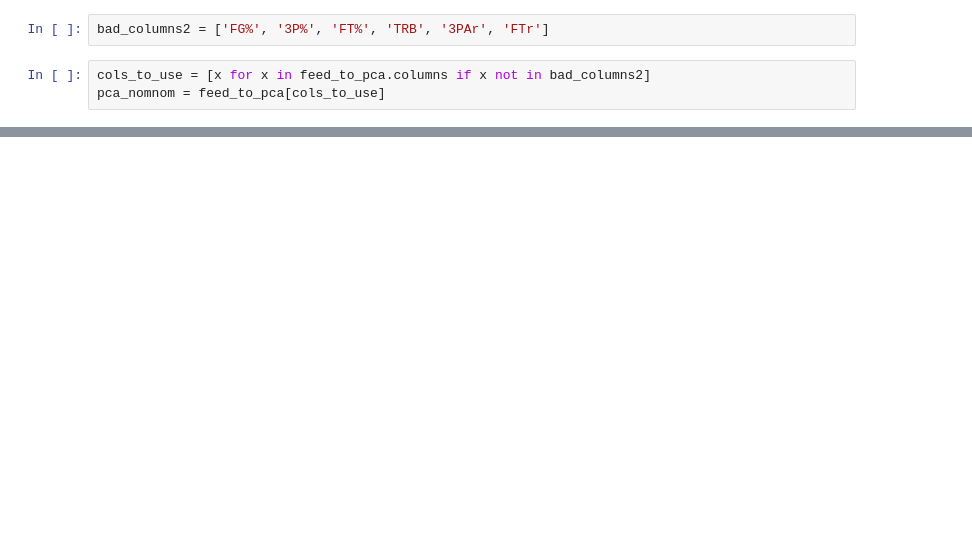
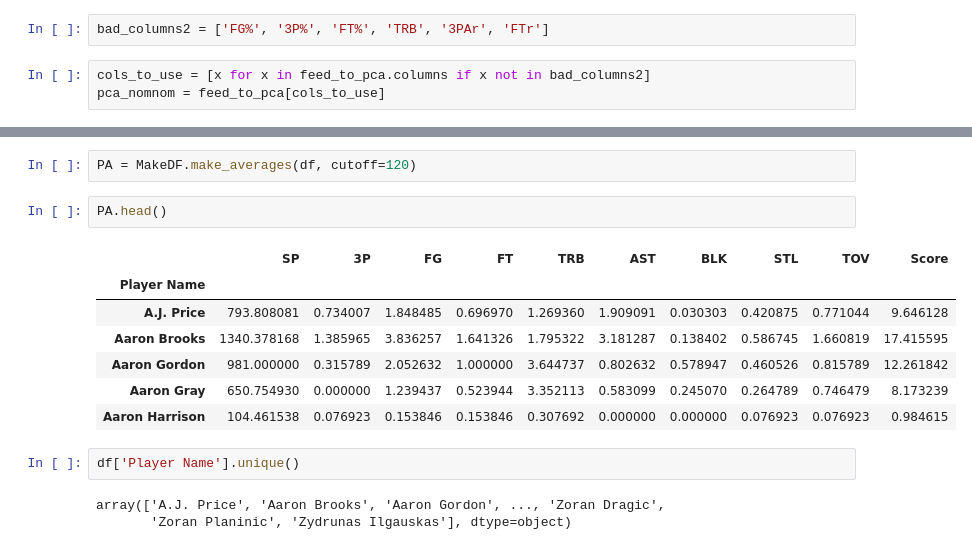
Before and after one commit to EricHPei/fantasy-score-predictor, a Jupyter notebook: score-predictor/src/Test.ipynb, the cells around one changed output, grey strips where cells are left out. Saved outputs shown, nothing was run; the diff lists cells and outputs as text; blank space fills up the shorter version.

```diff
--- a/score-predictor/src/Test.ipynb
+++ b/score-predictor/src/Test.ipynb
@@ -326,0 +290,17 @@ array([[  1.75561603e-05,   9.37551238e-05,   3.40745078e-06,
+# %%
+PA = MakeDF.make_averages(df, cutoff=120)
+# %%
+PA.head()
+# %% [output]
+|  | SP | 3P | FG | FT | TRB | AST | BLK | STL | TOV | Score |
+| Player Name |  |  |  |  |  |  |  |  |  |  |
+| A.J. Price | 793.808081 | 0.734007 | 1.848485 | 0.696970 | 1.269360 | 1.909091 | 0.030303 | 0.420875 | 0.771044 | 9.646128 |
+| Aaron Brooks | 1340.378168 | 1.385965 | 3.836257 | 1.641326 | 1.795322 | 3.181287 | 0.138402 | 0.586745 | 1.660819 | 17.415595 |
+| Aaron Gordon | 981.000000 | 0.315789 | 2.052632 | 1.000000 | 3.644737 | 0.802632 | 0.578947 | 0.460526 | 0.815789 | 12.261842 |
+| Aaron Gray | 650.754930 | 0.000000 | 1.239437 | 0.523944 | 3.352113 | 0.583099 | 0.245070 | 0.264789 | 0.746479 | 8.173239 |
+| Aaron Harrison | 104.461538 | 0.076923 | 0.153846 | 0.153846 | 0.307692 | 0.000000 | 0.000000 | 0.076923 | 0.076923 | 0.984615 |
+# %%
+df['Player Name'].unique()
+# %% [output]
+array(['A.J. Price', 'Aaron Brooks', 'Aaron Gordon', ..., 'Zoran Dragic',
+       'Zoran Planinic', 'Zydrunas Ilgauskas'], dtype=object)
```
Also changed, not shown: parts of 12 cells of this notebook, 2 other files.
